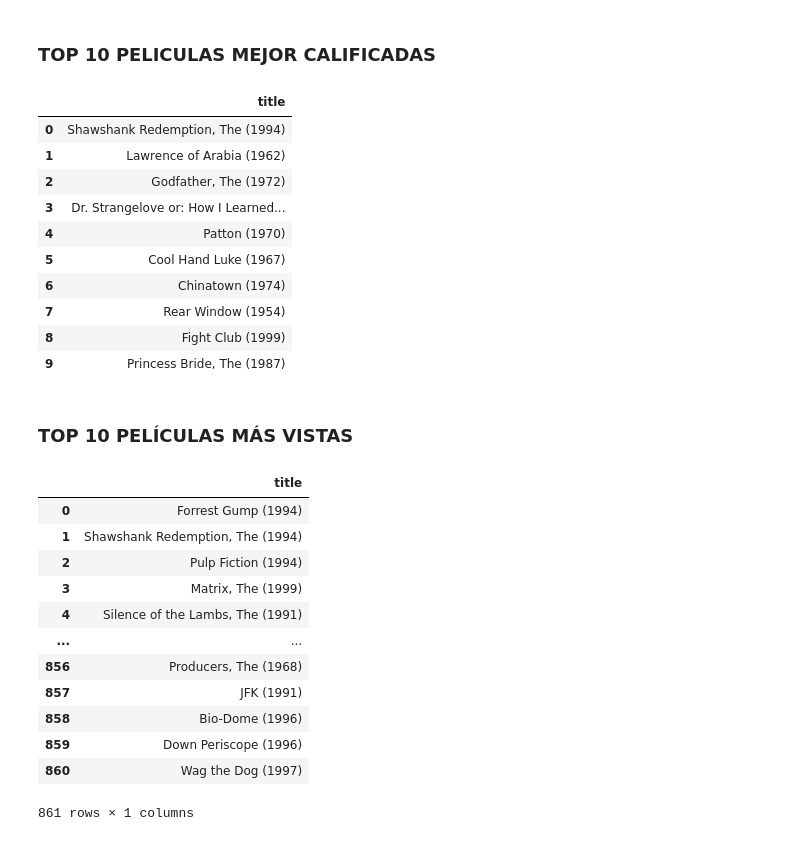
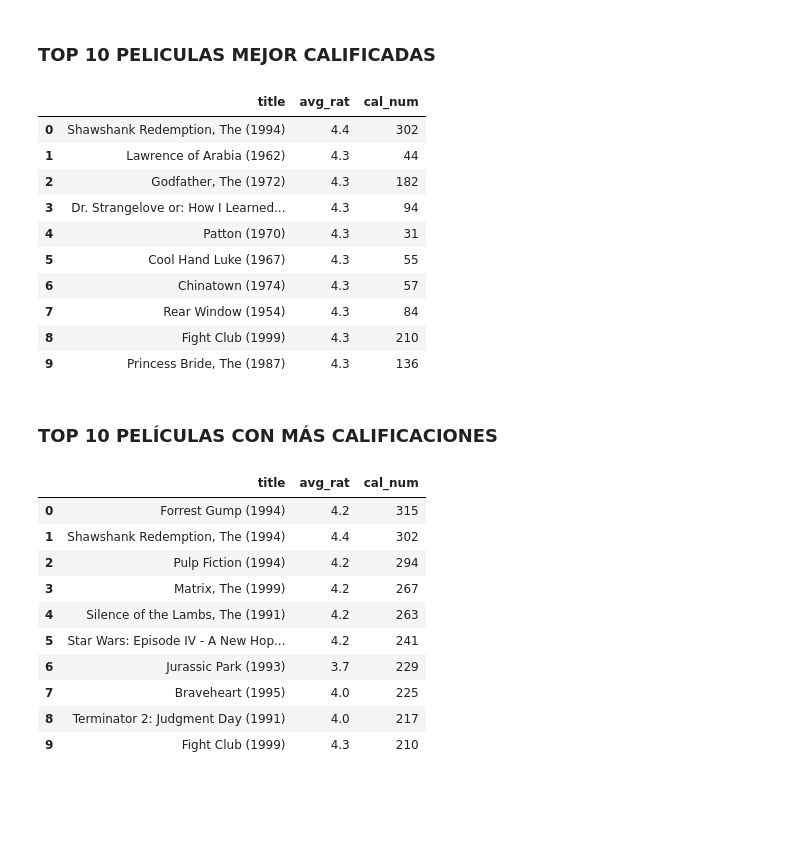
Before and after one commit to diegosaaval/film-recommendation-system, a Jupyter notebook: 2_sysrec.ipynb, the cells around one changed output. Drawn from its saved outputs; the diff is of its cells as text; code cells hidden in the pictures; blank space fills up the shorter version.

Commit message:
cambios minimos filtro popularidad

```diff
--- a/2_sysrec.ipynb
+++ b/2_sysrec.ipynb
@@ -173,62 +33,56 @@ La mejor pelicula de Western es: Good, the Bad and the Ugly, The (Buono, il brut
 mej_cal = pd.read_sql(
     """select title,
             avg(rating) as avg_rat,
-            count(*) as view_num
+            count(*) as cal_num
             from data_clean
-            where rating<>0
             group by title
             order by avg_rat desc
             limit 10
             """,
     conn,
 )
+# Redondear 1 decimal a avg_rat
+mej_cal["avg_rat"] = mej_cal["avg_rat"].round(1)
 mej_cal
-# Quitar la columna avg_rat y view_num
-mej_cal = mej_cal.drop(["avg_rat", "view_num"], axis=1)
-mej_cal
 # %% [output]
-|  | title |
-| 0 | Shawshank Redemption, The (1994) |
-| 1 | Lawrence of Arabia (1962) |
-| 2 | Godfather, The (1972) |
-| 3 | Dr. Strangelove or: How I Learned... |
-| 4 | Patton (1970) |
-| 5 | Cool Hand Luke (1967) |
-| 6 | Chinatown (1974) |
-| 7 | Rear Window (1954) |
-| 8 | Fight Club (1999) |
-| 9 | Princess Bride, The (1987) |
+|  | title | avg_rat | cal_num |
+| 0 | Shawshank Redemption, The (1994) | 4.4 | 302 |
+| 1 | Lawrence of Arabia (1962) | 4.3 | 44 |
+| 2 | Godfather, The (1972) | 4.3 | 182 |
+| 3 | Dr. Strangelove or: How I Learned... | 4.3 | 94 |
+| 4 | Patton (1970) | 4.3 | 31 |
+| 5 | Cool Hand Luke (1967) | 4.3 | 55 |
+| 6 | Chinatown (1974) | 4.3 | 57 |
+| 7 | Rear Window (1954) | 4.3 | 84 |
+| 8 | Fight Club (1999) | 4.3 | 210 |
+| 9 | Princess Bride, The (1987) | 4.3 | 136 |
 # %% [markdown]
-### TOP 10 PELÍCULAS MÁS VISTAS
+### TOP 10 PELÍCULAS CON MÁS CALIFICACIONES
 # %%
-#### las mas vistas con promedio de los que calficaron ###
-mas_vis = pd.read_sql(
+##### recomendaciones basado en popularidad ######
+mej_cal = pd.read_sql(
     """select title,
-            avg(iif(rating = 0, Null, rating)) as avg_rat,
-            count(*) as view_num
+            avg(rating) as avg_rat,
+            count(*) as cal_num
             from data_clean
             group by title
-            order by view_num desc
+            order by cal_num desc
+            limit 10
             """,
     conn,
 )
-
-mas_vis.head(15)
-
-# Quitar la columna avg_rat y view_num
-mas_vis = mas_vis.drop(["avg_rat", "view_num"], axis=1)
-mas_vis
+# Redondear 1 decimal a avg_rat
+mej_cal["avg_rat"] = mej_cal["avg_rat"].round(1)
+mej_cal
 # %% [output]
-|  | title |
-| 0 | Forrest Gump (1994) |
-| 1 | Shawshank Redemption, The (1994) |
-| 2 | Pulp Fiction (1994) |
-| 3 | Matrix, The (1999) |
-| 4 | Silence of the Lambs, The (1991) |
-| ... | ... |
-| 856 | Producers, The (1968) |
-| 857 | JFK (1991) |
-| 858 | Bio-Dome (1996) |
-| 859 | Down Periscope (1996) |
-| 860 | Wag the Dog (1997) |
+|  | title | avg_rat | cal_num |
+| 0 | Forrest Gump (1994) | 4.2 | 315 |
+| 1 | Shawshank Redemption, The (1994) | 4.4 | 302 |
+| 2 | Pulp Fiction (1994) | 4.2 | 294 |
+| 3 | Matrix, The (1999) | 4.2 | 267 |
+| 4 | Silence of the Lambs, The (1991) | 4.2 | 263 |
+| 5 | Star Wars: Episode IV - A New Hop... | 4.2 | 241 |
+| 6 | Jurassic Park (1993) | 3.7 | 229 |
+| 7 | Braveheart (1995) | 4.0 | 225 |
+| 8 | Terminator 2: Judgment Day (1991) | 4.0 | 217 |
+| 9 | Fight Club (1999) | 4.3 | 210 |
-861 rows × 1 columns
```
Also changed, not shown: parts of 15 cells of this notebook.
